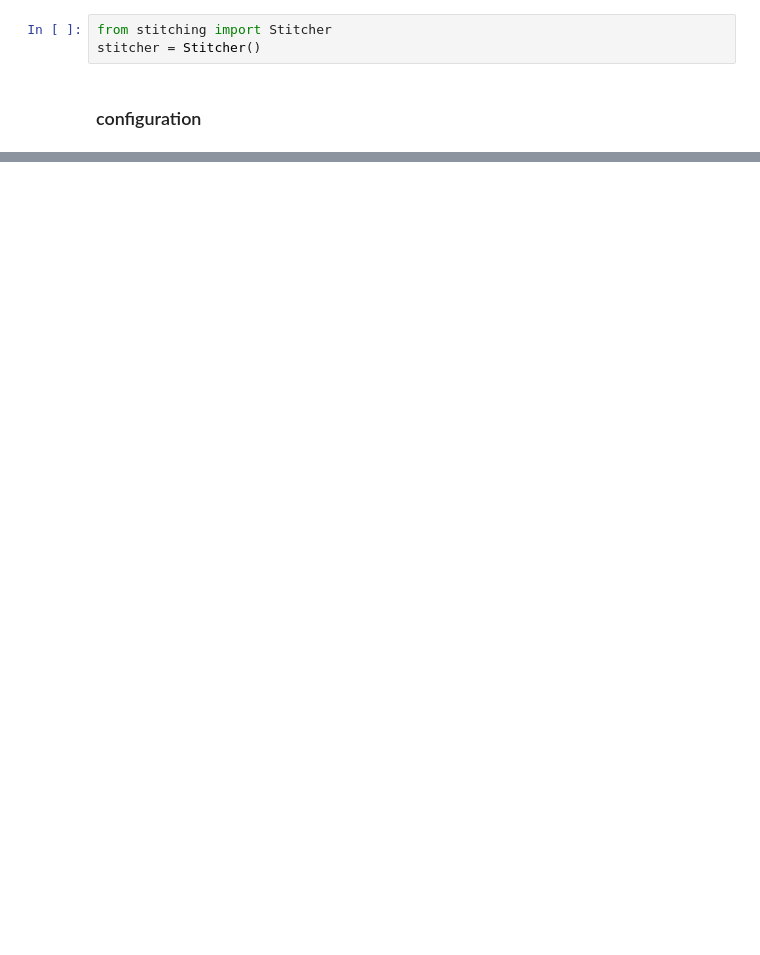
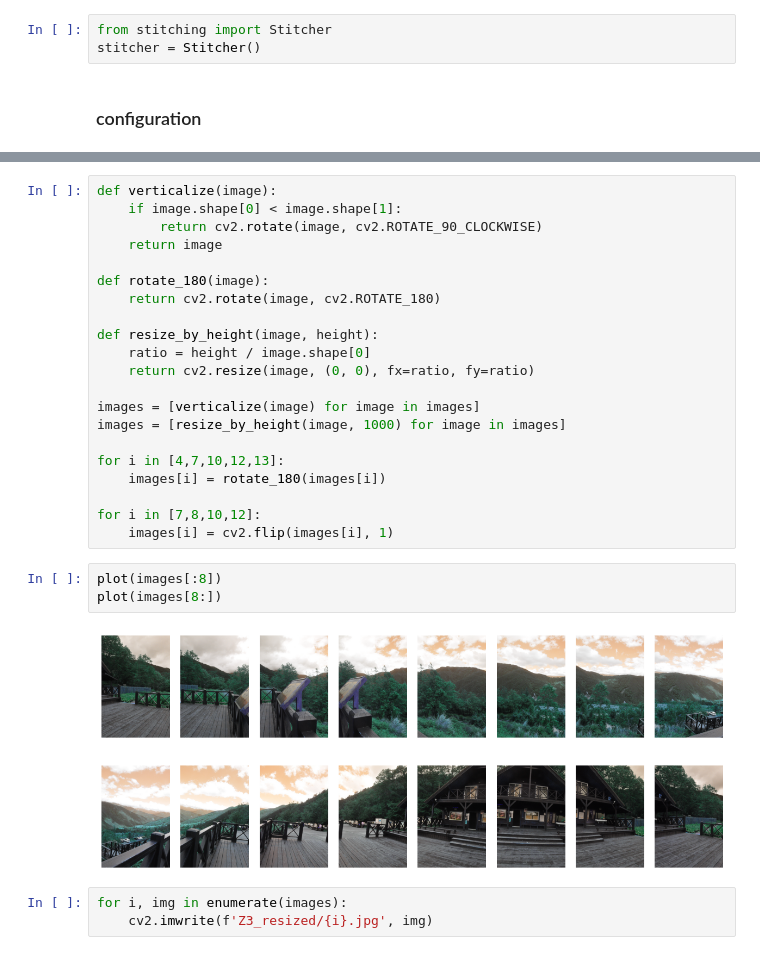
Before and after one commit to vabpf/cpv_with_huy, a Jupyter notebook: CuaBinh/stitching_detailed.ipynb, the cells around one changed output, grey strips where cells are left out. Drawn from its saved outputs; the diff is of its cells as text; blank space fills up the shorter version.

```diff
--- a/CuaBinh/stitching_detailed.ipynb
+++ b/CuaBinh/stitching_detailed.ipynb
@@ -15,0 +31,30 @@ stitcher = Stitcher()
+# %%
+def verticalize(image):
+    if image.shape[0] < image.shape[1]:
+        return cv2.rotate(image, cv2.ROTATE_90_CLOCKWISE)
+    return image
+
+def rotate_180(image):
+    return cv2.rotate(image, cv2.ROTATE_180)
+
+def resize_by_height(image, height):
+    ratio = height / image.shape[0]
+    return cv2.resize(image, (0, 0), fx=ratio, fy=ratio)
+
+images = [verticalize(image) for image in images]
+images = [resize_by_height(image, 1000) for image in images]
+
+for i in [4,7,10,12,13]:
+    images[i] = rotate_180(images[i])
+
+for i in [7,8,10,12]:
+    images[i] = cv2.flip(images[i], 1)
+# %%
+plot(images[:8])
+plot(images[8:])
+# %% [output]
+[figure, added]
+[figure, added]
+# %%
+for i, img in enumerate(images):
+    cv2.imwrite(f'Z3_resized/{i}.jpg', img)
```
Also changed, not shown: parts of 10 cells of this notebook, 16 other files.
